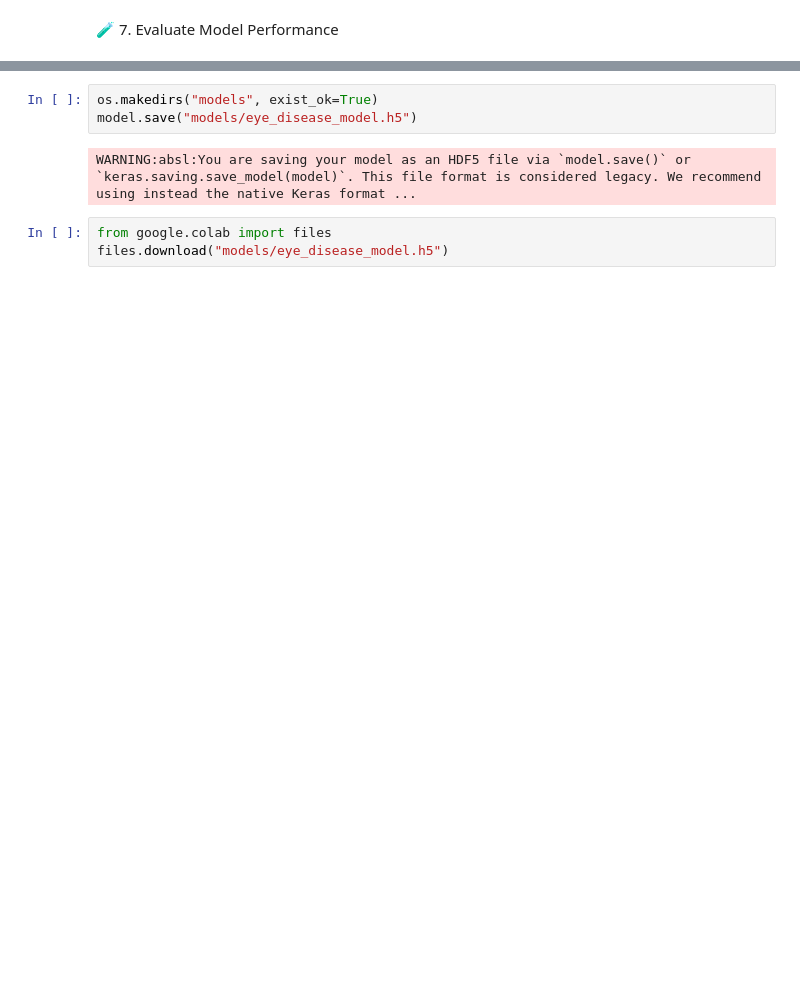
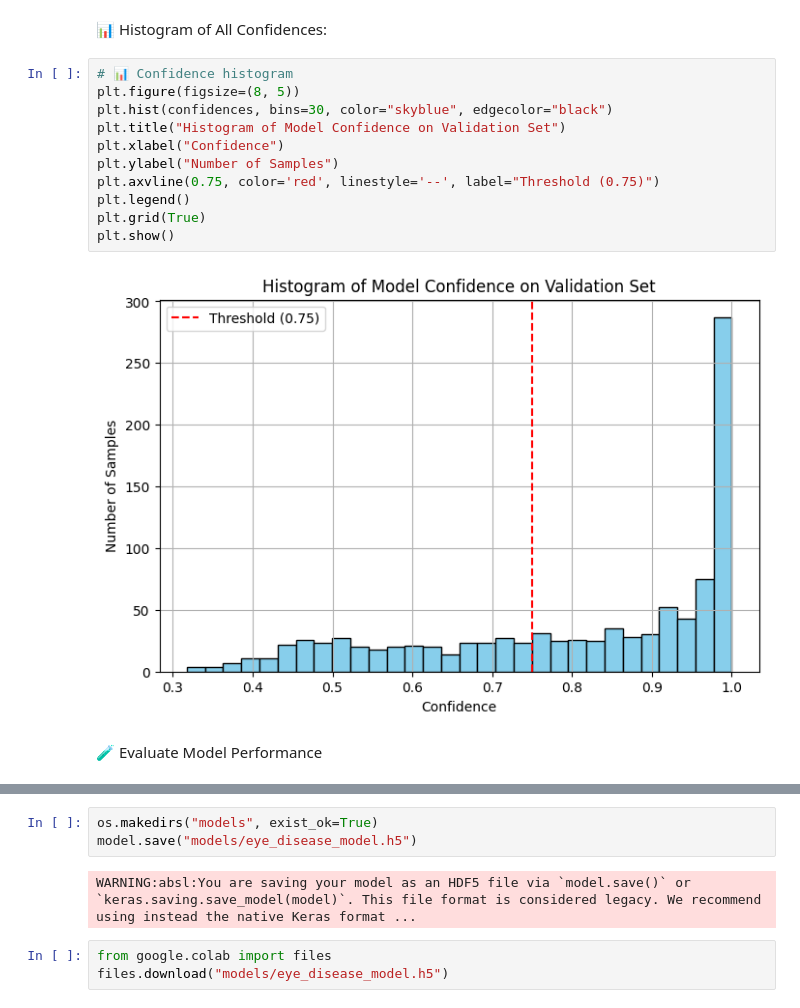
Before and after one commit to mdiibrahim/Eye-Disease-Detection, a Jupyter notebook: models/eye_diseases_detection_vgg16.ipynb, the cells around one changed output, grey strips where cells are left out. Saved outputs shown, nothing was run; the diff lists cells and outputs as text; blank space fills up the shorter version.

```diff
--- a/models/eye_diseases_detection_vgg16.ipynb
+++ b/models/eye_diseases_detection_vgg16.ipynb
@@ -154,5 +259,20 @@ Epoch 11/30
+# %% [markdown]
+📊 Histogram of All Confidences:
+# %%
+# 📊 Confidence histogram
+plt.figure(figsize=(8, 5))
+plt.hist(confidences, bins=30, color="skyblue", edgecolor="black")
+plt.title("Histogram of Model Confidence on Validation Set")
+plt.xlabel("Confidence")
+plt.ylabel("Number of Samples")
+plt.axvline(0.75, color='red', linestyle='--', label="Threshold (0.75)")
+plt.legend()
+plt.grid(True)
+plt.show()
+# %% [output]
+[figure, added]
 # %% [markdown]
-🧪 7. Evaluate Model Performance
+🧪 Evaluate Model Performance
 # %%
 # 📊 Evaluate
 val_preds = model.predict(val_data)
```
Also changed, not shown: parts of 25 cells of this notebook, 6 other files.
